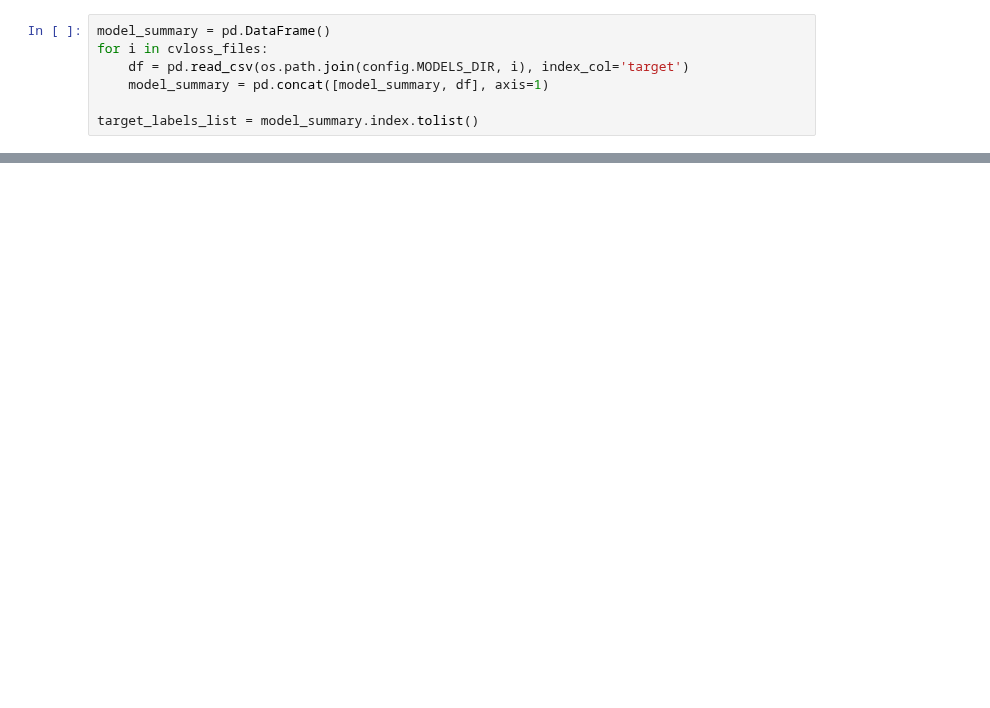
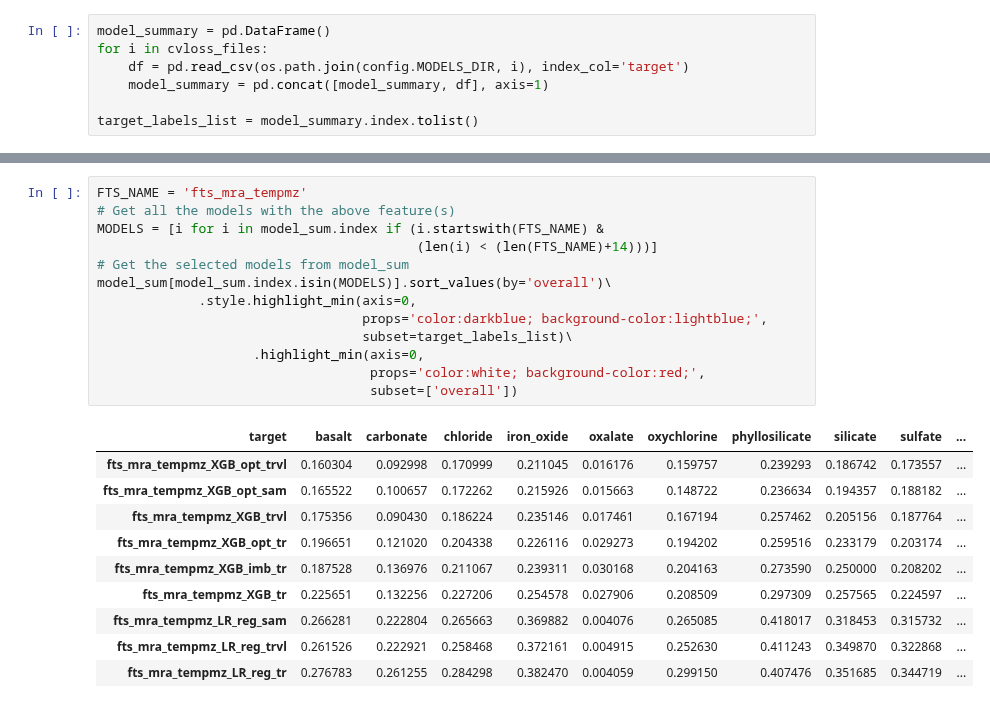
Before and after one commit to itacdonev/MarsSpectrometry, a Jupyter notebook: models/summary.ipynb, the cells around one changed output, grey strips where cells are left out. Saved outputs shown, nothing was run; the diff lists cells and outputs as text; blank space fills up the shorter version.

```diff
--- a/models/summary.ipynb
+++ b/models/summary.ipynb
@@ -65,3 +83,27 @@ model_sum.sort_values(by='overall')\
 | fts_corr_mz4_XGB_opt_trvl | 0.381565 | 0.406869 | 0.399733 | 0.547968 | 0.177636 | 0.566049 | 0.660624 | 0.419443 | 0.510475 | ... |
 | fts_corr_mz4_XGB_opt_tr | 0.386102 | 0.415760 | 0.400988 | 0.543035 | 0.170668 | 0.586152 | 0.677891 | 0.429086 | 0.527507 | ... |
 | fts_corr_mz4_XGB_opt_sam | 0.406279 | 0.418930 | 0.407969 | 0.547033 | 0.175565 | 0.593567 | 0.667727 | 0.427881 | 0.526838 | ... |
+# %%
+FTS_NAME = 'fts_mra_tempmz'
+# Get all the models with the above feature(s)
+MODELS = [i for i in model_sum.index if (i.startswith(FTS_NAME) &
+                                         (len(i) < (len(FTS_NAME)+14)))]
+# Get the selected models from model_sum
+model_sum[model_sum.index.isin(MODELS)].sort_values(by='overall')\
+             .style.highlight_min(axis=0,
+                                  props='color:darkblue; background-color:lightblue;',
+                                  subset=target_labels_list)\
+                    .highlight_min(axis=0,
+                                   props='color:white; background-color:red;',
+                                   subset=['overall'])
+# %% [output]
+| target | basalt | carbonate | chloride | iron_oxide | oxalate | oxychlorine | phyllosilicate | silicate | sulfate | ... |
+| fts_mra_tempmz_XGB_opt_trvl | 0.160304 | 0.092998 | 0.170999 | 0.211045 | 0.016176 | 0.159757 | 0.239293 | 0.186742 | 0.173557 | ... |
+| fts_mra_tempmz_XGB_opt_sam | 0.165522 | 0.100657 | 0.172262 | 0.215926 | 0.015663 | 0.148722 | 0.236634 | 0.194357 | 0.188182 | ... |
+| fts_mra_tempmz_XGB_trvl | 0.175356 | 0.090430 | 0.186224 | 0.235146 | 0.017461 | 0.167194 | 0.257462 | 0.205156 | 0.187764 | ... |
+| fts_mra_tempmz_XGB_opt_tr | 0.196651 | 0.121020 | 0.204338 | 0.226116 | 0.029273 | 0.194202 | 0.259516 | 0.233179 | 0.203174 | ... |
+| fts_mra_tempmz_XGB_imb_tr | 0.187528 | 0.136976 | 0.211067 | 0.239311 | 0.030168 | 0.204163 | 0.273590 | 0.250000 | 0.208202 | ... |
+| fts_mra_tempmz_XGB_tr | 0.225651 | 0.132256 | 0.227206 | 0.254578 | 0.027906 | 0.208509 | 0.297309 | 0.257565 | 0.224597 | ... |
+| fts_mra_tempmz_LR_reg_sam | 0.266281 | 0.222804 | 0.265663 | 0.369882 | 0.004076 | 0.265085 | 0.418017 | 0.318453 | 0.315732 | ... |
+| fts_mra_tempmz_LR_reg_trvl | 0.261526 | 0.222921 | 0.258468 | 0.372161 | 0.004915 | 0.252630 | 0.411243 | 0.349870 | 0.322868 | ... |
+| fts_mra_tempmz_LR_reg_tr | 0.276783 | 0.261255 | 0.284298 | 0.382470 | 0.004059 | 0.299150 | 0.407476 | 0.351685 | 0.344719 | ... |
```
Also changed, not shown: parts of 5 cells of this notebook.
